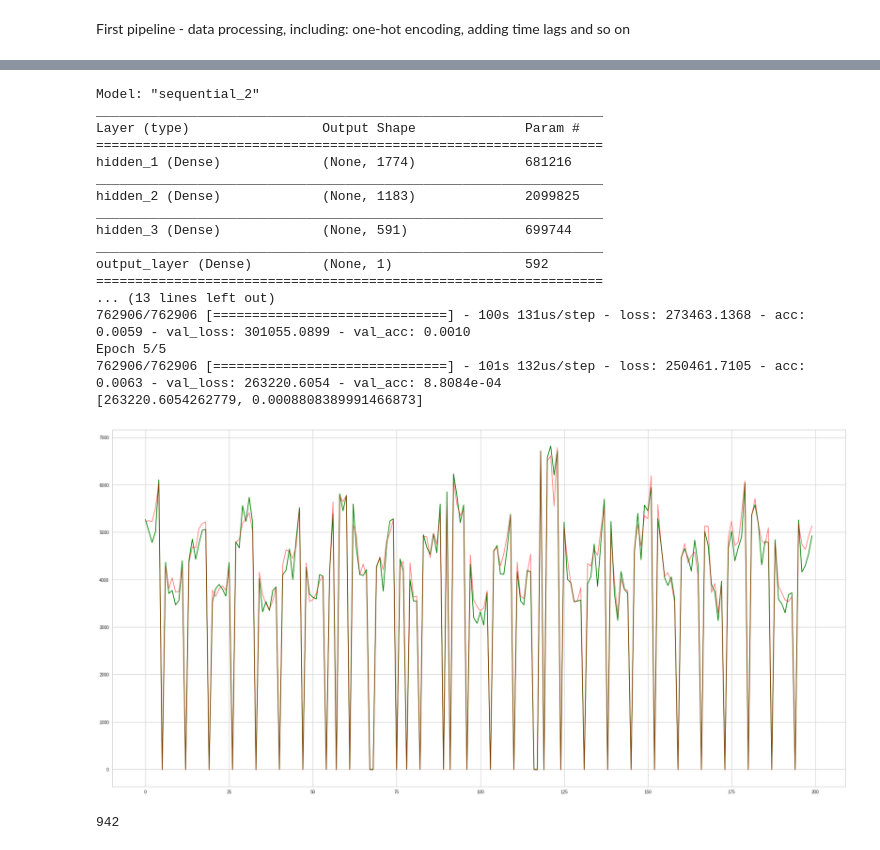
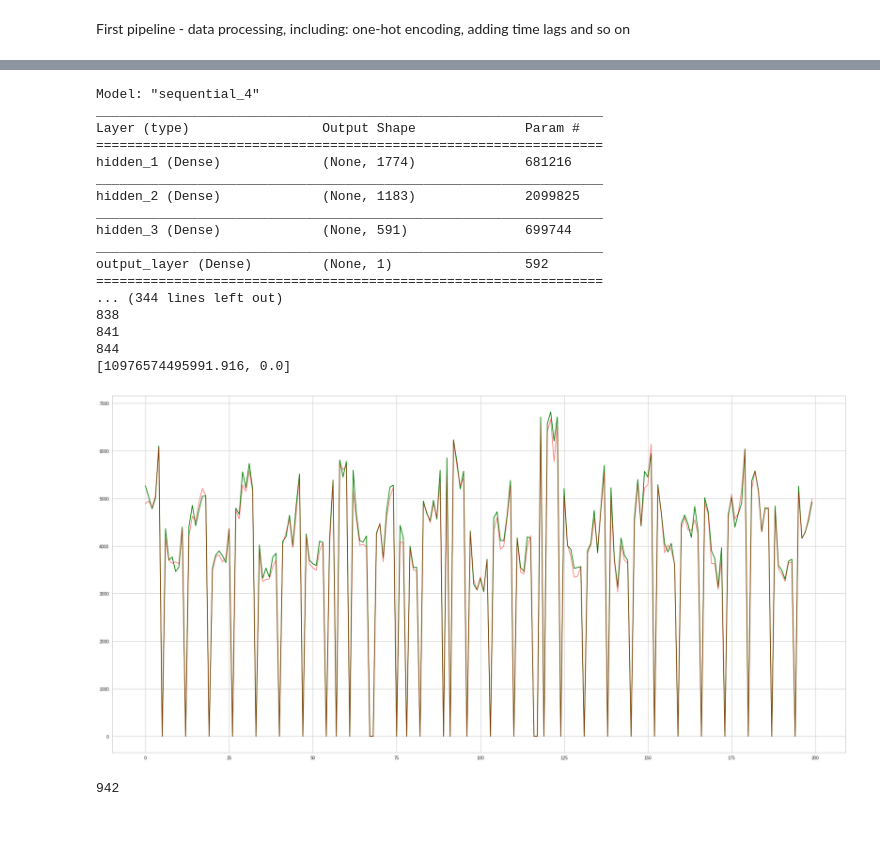
Before and after one commit to kirillzyusko/stock-predictions, a Jupyter notebook: lab.ipynb, the cells around one changed output, grey strips where cells are left out. Drawn from its saved outputs; the diff is of its cells as text; code cells hidden in the pictures.

Commit message:
[SP-15] - using proper time series split

```diff
--- a/lab.ipynb
+++ b/lab.ipynb
@@ -150,31 +148,40 @@ from keras.models import Sequential
 from keras.layers import Dense
 from keras import regularizers
 from keras.layers import Dropout
-from sklearn.model_selection import train_test_split
+from sklearn.model_selection import TimeSeriesSplit
 import matplotlib.pyplot as plt
 plt.rcParams['figure.figsize'] = [30, 15]
 
 import tensorflow as tf
 
-data = get_data()
-
-y_vis = data[data['Store'] == 1]['Sales'][0:200]
-
-y = data['Sales']
-data.drop(['Sales'], axis=1, inplace=True)
-X = data
-X_vis = X[X['Store'] == 1][0:200]#.drop(['Store'], axis=1, inplace=True)
-# data.drop(['Store'], axis=1, inplace=True)
-
 from sklearn.preprocessing import StandardScaler
 
 scaler = StandardScaler()
-standardized_data = scaler.fit_transform(X)
 
-X_train, X_test, y_train, y_test = train_test_split(standardized_data, y, test_size=0.25, random_state=42)
-X_vis = scaler.transform(X_vis)
+data = get_data()
 
-length, features = data.shape
+scaler.fit(data)
+
+y_vis = data[data['Store'] == 1]['Sales'][0:200]
+X_vis = data[data['Store'] == 1][0:200]
+
+y = data[data['Store'] == 1]['Sales']
+data.drop(['Sales'], axis=1, inplace=True)
+X = data[data['Store'] == 1]
+
+scaler.fit(data)
+
+X_train, X_test = np.split(X, [int(.9 * len(X))])
+y_train, y_test = np.split(y, [int(.9 * len(y))])
+y_train = np.array(y_train)
+
+n_splits = int((len(X_train)-3) / 3)
+tscv = TimeSeriesSplit(n_splits=n_splits)
+
+X_train = scaler.transform(X_train)
+X_vis = X_train[0:200]
+
+length, features = X_train.shape
 
 model = Sequential()
 model.add(Dense(int(1774), input_dim=features, kernel_initializer='normal', kernel_regularizer=regularizers.l2(0.001), activation='relu', name='hidden_1'))
@@ -182,44 +189,49 @@ model.add(Dense(int(1774), input_dim=features, kernel_initializer='normal', kern
 model.add(Dense(int(1183), kernel_initializer='normal', activation='relu', kernel_regularizer=regularizers.l2(0.001), name='hidden_2'))
 #model.add(Dropout(0.4, name='dropout_2'))
 model.add(Dense(int(591), kernel_initializer='normal', activation='relu', kernel_regularizer=regularizers.l2(0.001), name='hidden_3'))
 #model.add(Dropout(0.5, name='dropout_3'))
 model.add(Dense(1, kernel_initializer='normal', kernel_regularizer=regularizers.l2(0.01), name='output_layer'))
 
 # Compile model
 model.compile(loss='mse', optimizer='adam', metrics=['accuracy'])
 
 print(model.summary())
 
-model.fit(X_train, y_train,
-          epochs=5,
-          validation_data=(X_test, y_test),
-          verbose=1)
+for train_index, test_index in tscv.split(X_train):
+    print(len(train_index))
+    X_train1, X_test1 = X_train[train_index], X_train[test_index]
+    y_train1, y_test1 = y_train[train_index], y_train[test_index]
+
+    model.fit(X_train1, y_train1,
+              epochs=5,
+              validation_data=(X_test1, y_test1),
+              verbose=0)
 
 score = model.evaluate(X_test, y_test, verbose=0)
 print(score)
 
 plt.plot(range(200), y_vis, color='green')
 plt.plot(range(200), model.predict(X_vis).flatten(), color='red', alpha=0.5)
 plt.show()
 # %% [output]
-Model: "sequential_2"
+Model: "sequential_4"
 _________________________________________________________________
 Layer (type)                 Output Shape              Param #
 =================================================================
 hidden_1 (Dense)             (None, 1774)              681216
 _________________________________________________________________
 hidden_2 (Dense)             (None, 1183)              2099825
 _________________________________________________________________
 hidden_3 (Dense)             (None, 591)               699744
 _________________________________________________________________
 output_layer (Dense)         (None, 1)                 592
 =================================================================
-... (13 lines left out)
-762906/762906 [==============================] - 100s 131us/step - loss: 273463.1368 - acc: 0.0059 - val_loss: 301055.0899 - val_acc: 0.0010
-Epoch 5/5
-762906/762906 [==============================] - 101s 132us/step - loss: 250461.7105 - acc: 0.0063 - val_loss: 263220.6054 - val_acc: 8.8084e-04
-[263220.6054262779, 0.0008808389991466873]
+... (344 lines left out)
+838
+841
+844
+[10976574495991.916, 0.0]
-[figure, old version]
+[figure, new version]
 # %%
 import pandas as pd
 import matplotlib.pyplot as plt
```
Also changed, not shown: parts of 1 cell of this notebook.
